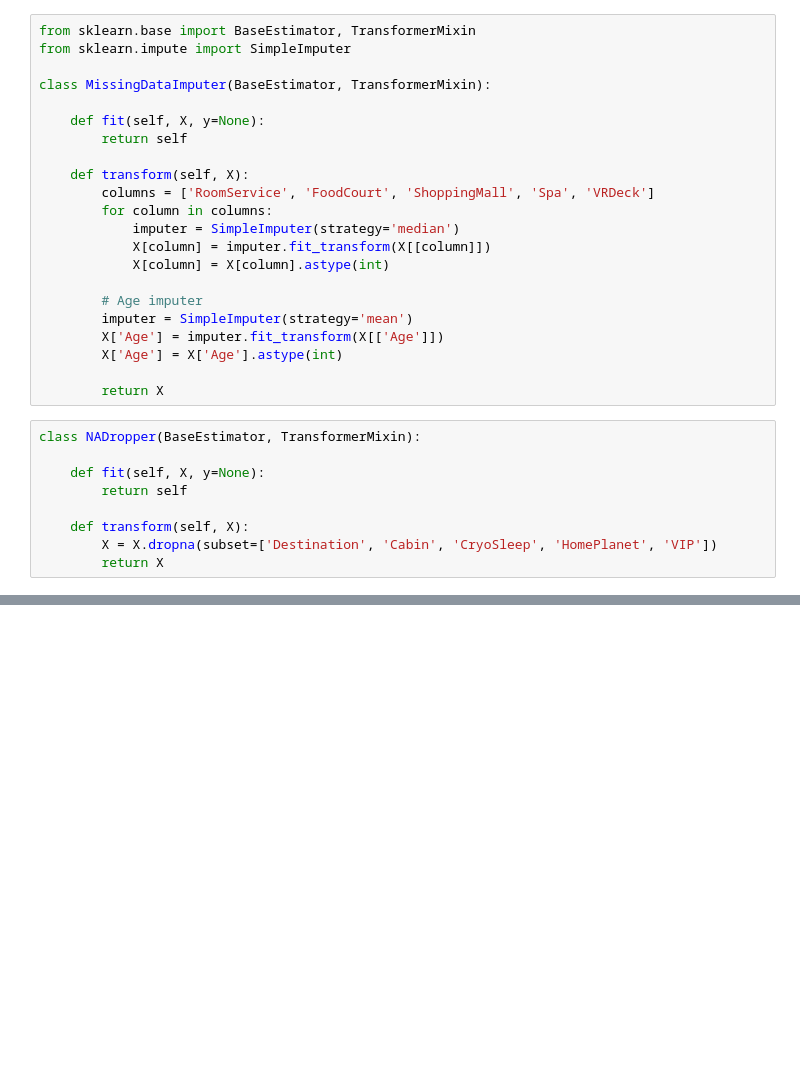
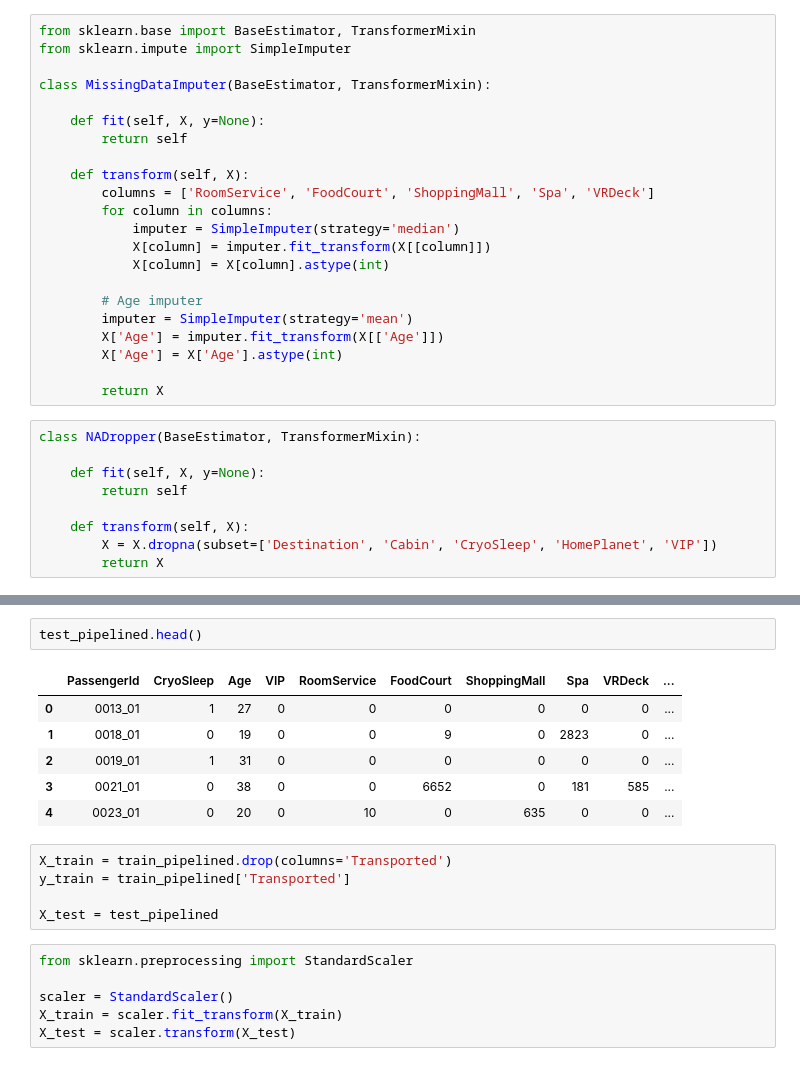
Before and after one commit to saajann/data-science, a Jupyter notebook: preprocessing/02_spaceship_titanic.ipynb, the cells around one changed output, grey strips where cells are left out. Drawn from its saved outputs; the diff is of its cells as text; blank space fills up the shorter version.

```diff
--- a/preprocessing/02_spaceship_titanic.ipynb
+++ b/preprocessing/02_spaceship_titanic.ipynb
@@ -147,0 +271,20 @@ memory usage: 793.2+ KB
+# %%
+test_pipelined.head()
+# %% [output]
+|  | PassengerId | CryoSleep | Age | VIP | RoomService | FoodCourt | ShoppingMall | Spa | VRDeck | ... |
+| 0 | 0013_01 | 1 | 27 | 0 | 0 | 0 | 0 | 0 | 0 | ... |
+| 1 | 0018_01 | 0 | 19 | 0 | 0 | 9 | 0 | 2823 | 0 | ... |
+| 2 | 0019_01 | 1 | 31 | 0 | 0 | 0 | 0 | 0 | 0 | ... |
+| 3 | 0021_01 | 0 | 38 | 0 | 0 | 6652 | 0 | 181 | 585 | ... |
+| 4 | 0023_01 | 0 | 20 | 0 | 10 | 0 | 635 | 0 | 0 | ... |
+# %%
+X_train = train_pipelined.drop(columns='Transported')
+y_train = train_pipelined['Transported']
+
+X_test = test_pipelined
+# %%
+from sklearn.preprocessing import StandardScaler
+
+scaler = StandardScaler()
+X_train = scaler.fit_transform(X_train)
+X_test = scaler.transform(X_test)
```
Also changed, not shown: parts of 16 cells of this notebook, 1 other file.
